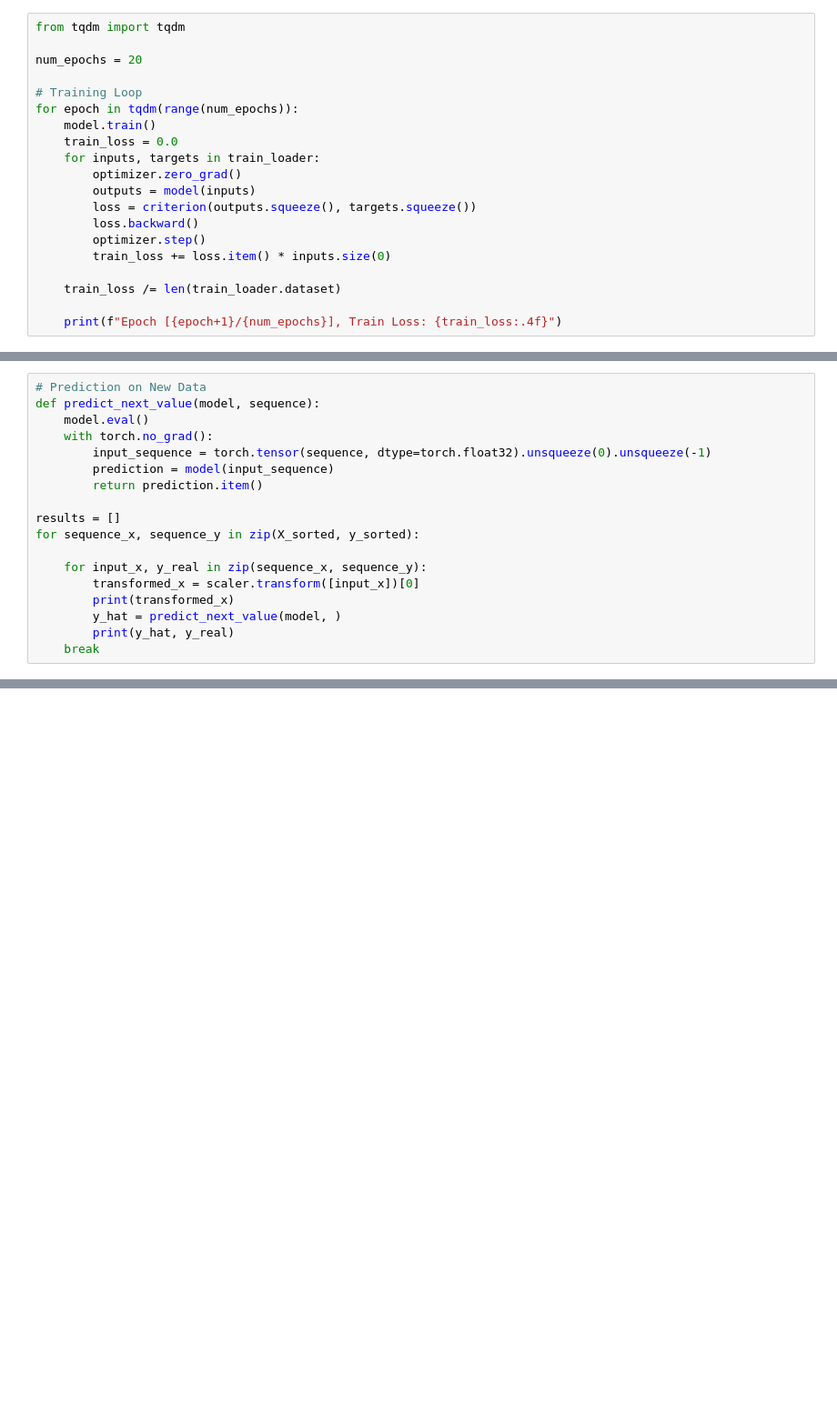
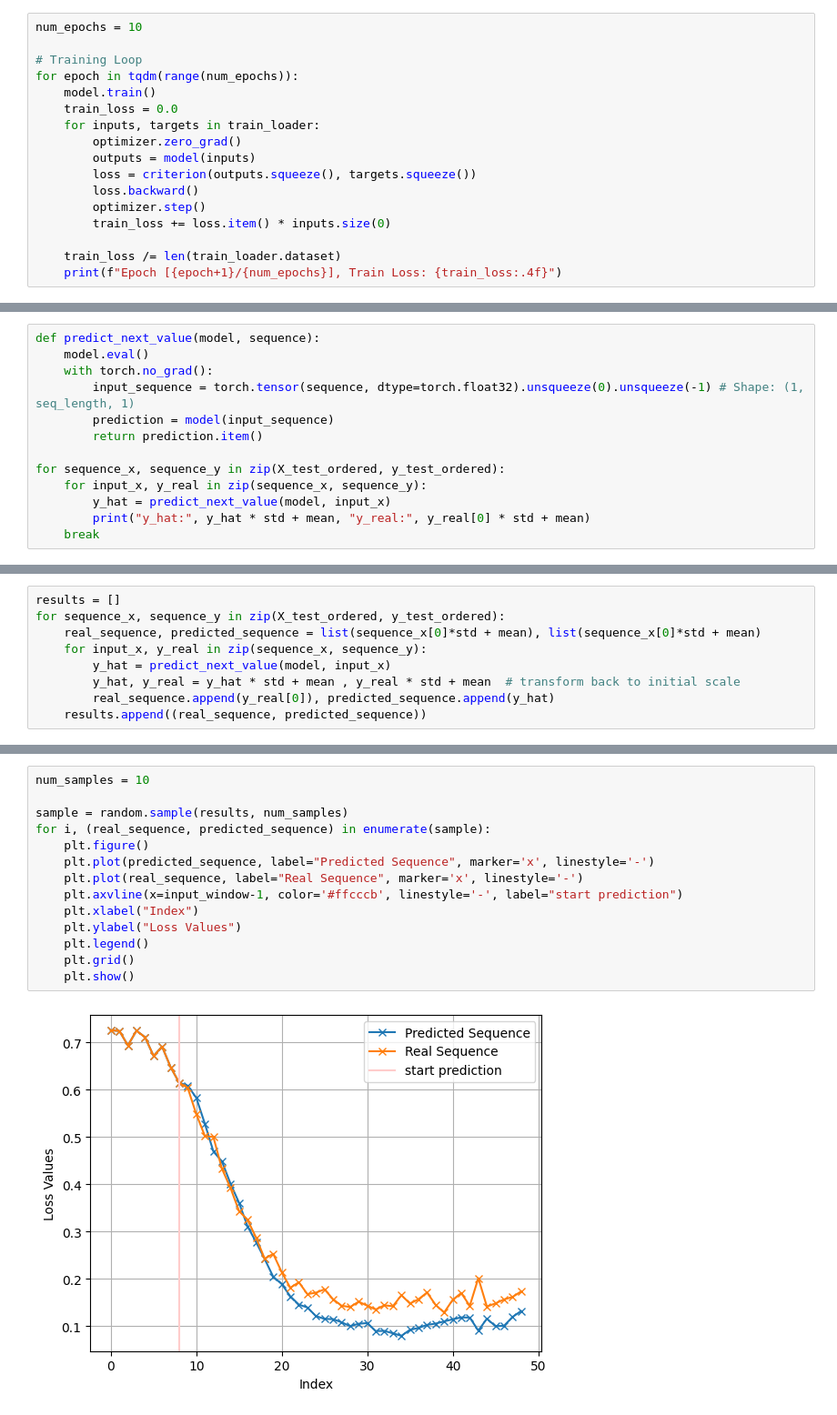
Before and after one commit to vincent-stadler/dPoDL, a Jupyter notebook: experiments/train-transformer.ipynb, the cells around one changed output, grey strips where cells are left out. Shown: that part at 91% size. Drawn from its saved outputs; the diff is of its cells as text; blank space fills up the shorter version.

```diff
--- a/experiments/train-transformer.ipynb
+++ b/experiments/train-transformer.ipynb
@@ -138,7 +153,5 @@ optimizer = optim.Adam(model.parameters(), lr=0.0005)
 # %%
-from tqdm import tqdm
-
-num_epochs = 20
+num_epochs = 10
 
 # Training Loop
 for epoch in tqdm(range(num_epochs)):
@@ -153,6 +166,5 @@ for epoch in tqdm(range(num_epochs)):
         train_loss += loss.item() * inputs.size(0)
 
     train_loss /= len(train_loader.dataset)
-
     print(f"Epoch [{epoch+1}/{num_epochs}], Train Loss: {train_loss:.4f}")
 # %% [output]
@@ -178,19 +183,14 @@ array([ 3.26322115e-01,  1.87683206e-01,  1.23105008e-01,  7.44625043e-02,
 # %%
-# Prediction on New Data
 def predict_next_value(model, sequence):
     model.eval()
     with torch.no_grad():
-        input_sequence = torch.tensor(sequence, dtype=torch.float32).unsqueeze(0).unsqueeze(-1)
+        input_sequence = torch.tensor(sequence, dtype=torch.float32).unsqueeze(0).unsqueeze(-1) # Shape: (1, seq_length, 1)
         prediction = model(input_sequence)
         return prediction.item()
 
-results = []
-for sequence_x, sequence_y in zip(X_sorted, y_sorted):
-
+for sequence_x, sequence_y in zip(X_test_ordered, y_test_ordered):
     for input_x, y_real in zip(sequence_x, sequence_y):
-        transformed_x = scaler.transform([input_x])[0]
-        print(transformed_x)
-        y_hat = predict_next_value(model, )
-        print(y_hat, y_real)
+        y_hat = predict_next_value(model, input_x)
+        print("y_hat:", y_hat * std + mean, "y_real:", y_real[0] * std + mean)
     break
 # %% [output]
@@ -200,0 +213,9 @@ TypeError: predict_next_value() missing 1 required positional argument: 'sequenc
+# %%
+results = []
+for sequence_x, sequence_y in zip(X_test_ordered, y_test_ordered):
+    real_sequence, predicted_sequence = list(sequence_x[0]*std + mean), list(sequence_x[0]*std + mean)
+    for input_x, y_real in zip(sequence_x, sequence_y):
+        y_hat = predict_next_value(model, input_x)
+        y_hat, y_real = y_hat * std + mean , y_real * std + mean  # transform back to initial scale
+        real_sequence.append(y_real[0]), predicted_sequence.append(y_hat)
+    results.append((real_sequence, predicted_sequence))
@@ -200,0 +224,16 @@ TypeError: predict_next_value() missing 1 required positional argument: 'sequenc
+# %%
+num_samples = 10
+
+sample = random.sample(results, num_samples)
+for i, (real_sequence, predicted_sequence) in enumerate(sample):
+    plt.figure()
+    plt.plot(predicted_sequence, label="Predicted Sequence", marker='x', linestyle='-')
+    plt.plot(real_sequence, label="Real Sequence", marker='x', linestyle='-')
+    plt.axvline(x=input_window-1, color='#ffcccb', linestyle='-', label="start prediction")
+    plt.xlabel("Index")
+    plt.ylabel("Loss Values")
+    plt.legend()
+    plt.grid()
+    plt.show()
+# %% [output]
+[figure, added]
```
Also changed, not shown: parts of 20 cells of this notebook, 2 other files.
